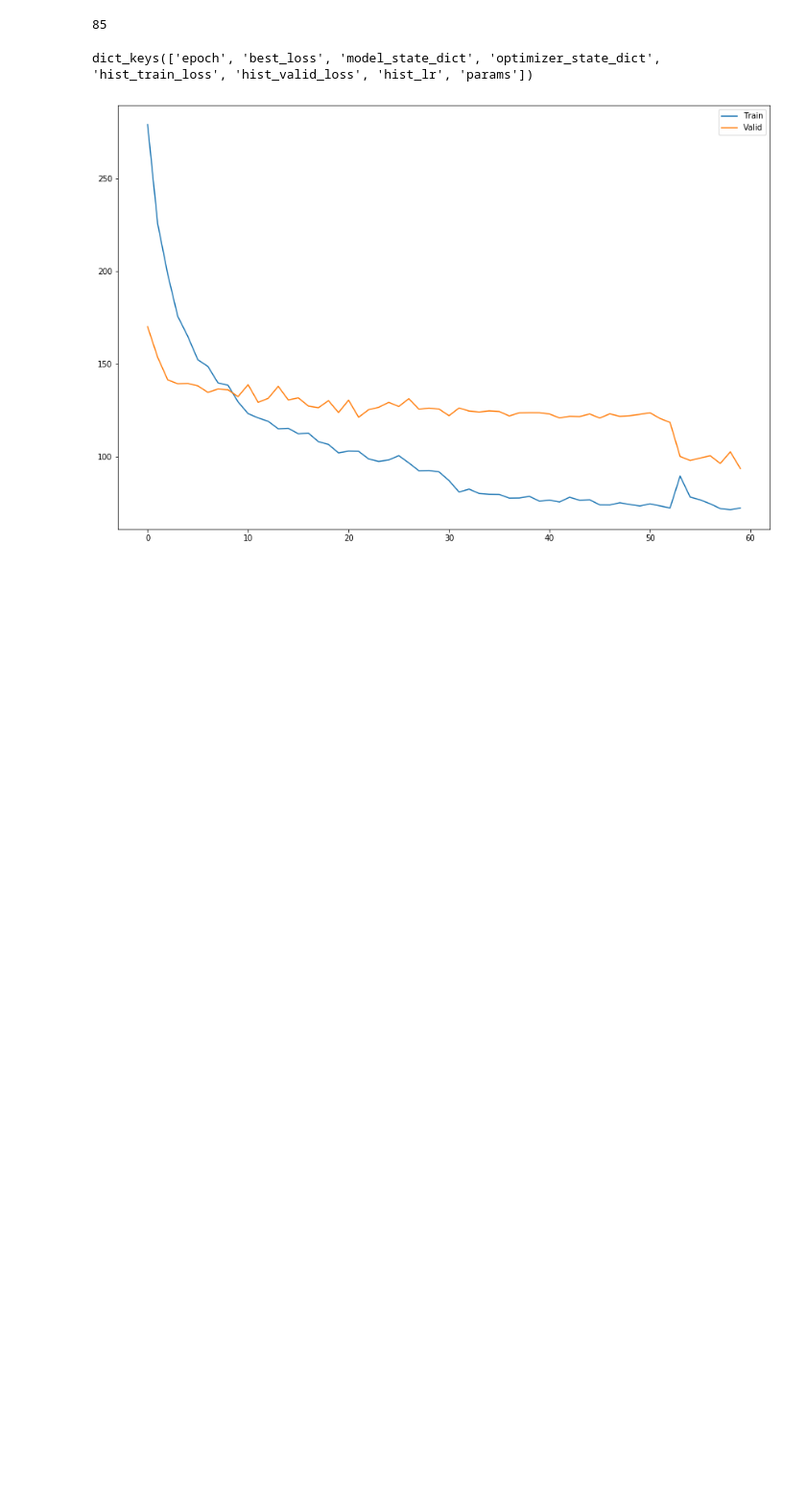
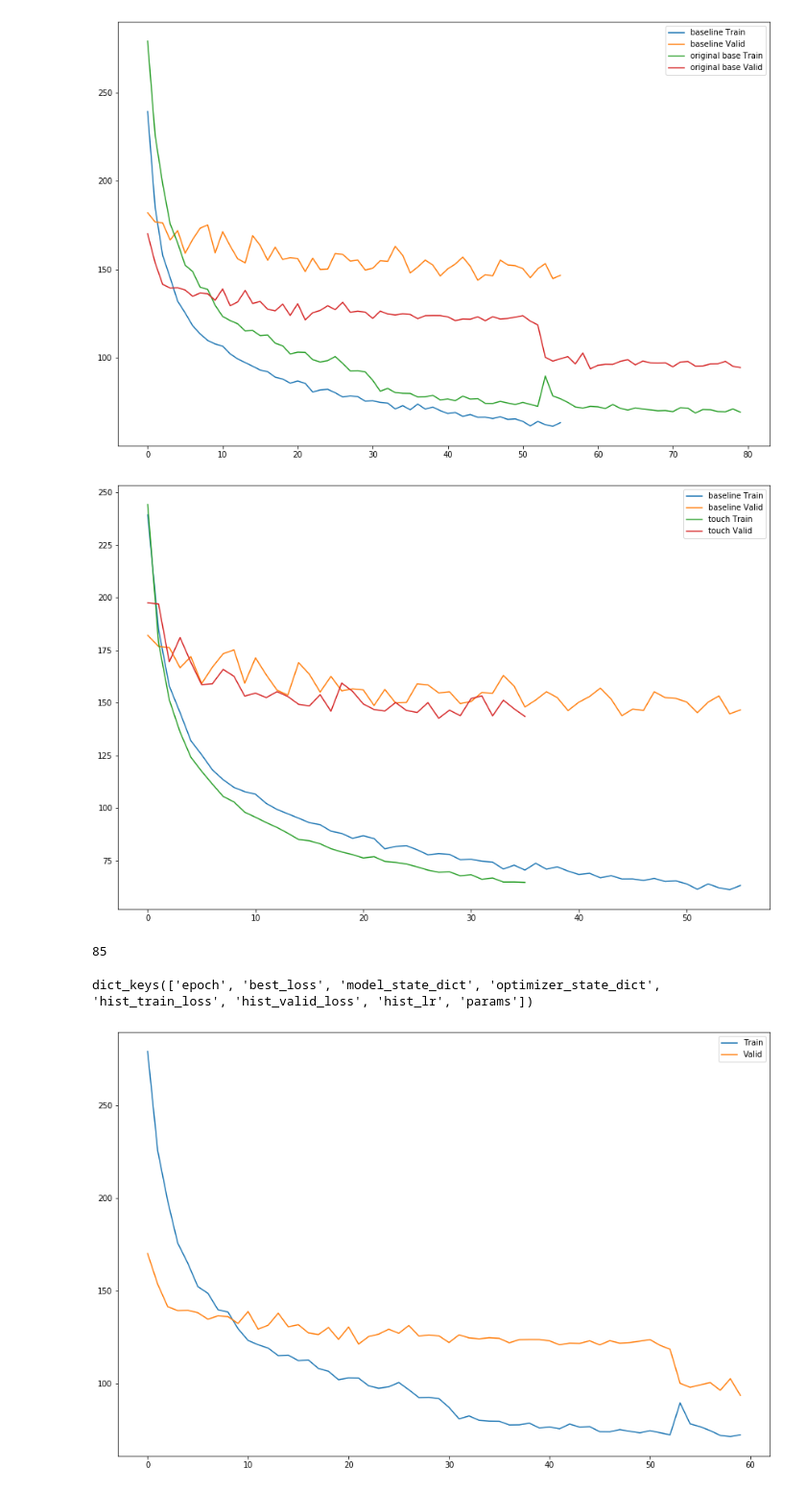
Before and after one commit to ShengCN/soft_shadow, a Jupyter notebook: test.ipynb, the cells around one changed output. Shown at 96% size. Saved outputs shown, nothing was run; the diff lists cells and outputs as text; code cells hidden in the pictures; blank space fills up the shorter version.

```diff
--- a/test.ipynb
+++ b/test.ipynb
@@ -27,3 +28,27 @@ import random
+# %%
+baseline_model, touch_model = SSN_Touch(), SSN_Touch()
+
+base_checkpoint = torch.load('weights/new_arch_baseline.pt')
+touch_checkpoint = torch.load('weights/new_arch_touch.pt')
+original_base = torch.load('/home/ysheng/Documents/adobe_shadow_net/weights/human_baseline.pt')
+# %%
+original_base = torch.load('/home/ysheng/Documents/adobe_shadow_net/weights/human_baseline.pt')
+# %%
+def plot_train_valid(c1, c1_label, c2, c2_label):
+    plt.figure(figsize=(15,10))
+    plt.plot(c1['hist_train_loss'], label='{} Train'.format(c1_label))
+    plt.plot(c1['hist_valid_loss'], label='{} Valid'.format(c1_label))
+
+    plt.plot(c2['hist_train_loss'], label='{} Train'.format(c2_label))
+    plt.plot(c2['hist_valid_loss'], label='{} Valid'.format(c2_label))
+    plt.legend()
+    plt.show()
+
+plot_train_valid(base_checkpoint, 'baseline',original_base,'original base')
+plot_train_valid(base_checkpoint, 'baseline',touch_checkpoint,'touch')
+# %% [output]
+[figure, added]
+[figure, added]
 # %%
 def show(img, title='',cmap=None):
     img = np.squeeze(img)
```
Also changed, not shown: parts of 1 cell of this notebook, 7 other files.
